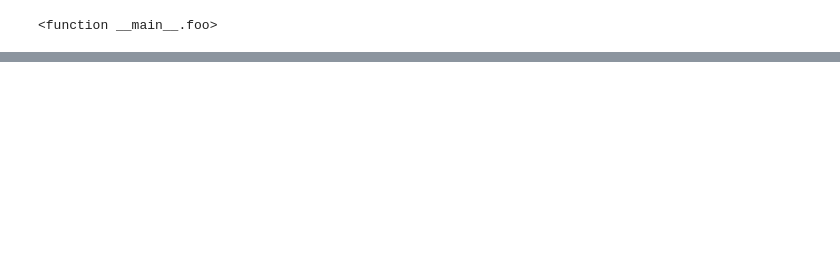
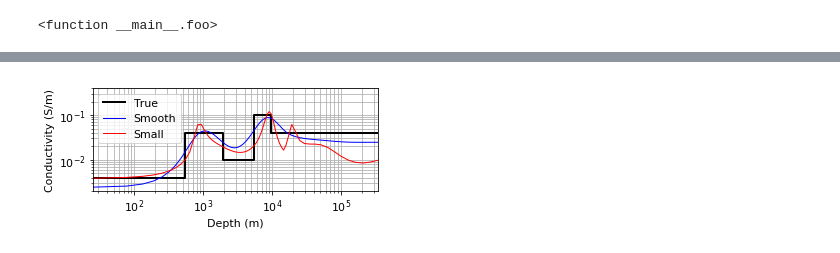
Before and after one commit to geoscixyz/computation, a Jupyter notebook: notebooks/MTtutorial/4_MT1D_inversion_seogi.ipynb, the cells around one changed output, grey strips where cells are left out. Drawn from its saved outputs; the diff is of its cells as text; code cells hidden in the pictures; blank space fills up the shorter version.

```diff
--- a/notebooks/MTtutorial/4_MT1D_inversion_seogi.ipynb
+++ b/notebooks/MTtutorial/4_MT1D_inversion_seogi.ipynb
@@ -396,0 +435,22 @@ MT1D_inv_results(xc_smooth, -1)
+# %%
+fig = plt.figure(figsize = (5, 7./3))
+ax1 = plt.subplot(111)
+
+sigtrue = np.repeat(sigma, 2, axis=0)
+z = np.repeat(mesh.vectorCCx[1:], 2, axis=0)
+z = np.r_[mesh.vectorCCx[0], z, mesh.vectorCCx[-1]]
+ax1.plot(-z, sigtrue, 'k', lw=2)
+ax1.plot(-mesh.vectorCCx, np.exp(xc_smooth[-1]), 'b-', lw=1)
+ax1.plot(-mesh.vectorCCx, np.exp(xc_small[-1]), 'r-', lw=1)
+
+ax1.set_xscale("log")
+ax1.set_yscale("log")
+ax1.set_ylabel("Conductivity (S/m)")
+ax1.set_xlabel("Depth (m)")
+ax1.grid(True, which='both')
+ax1.set_ylim(2e-3, 4e-1)
+ax1.set_xlim((-z).min(), (-z).max())
+plt.legend(("True", "Smooth", "Small"))
+plt.tight_layout()
+# %% [output]
+[figure, added]
```
Also changed, not shown: parts of 10 cells of this notebook, 1 other file.
